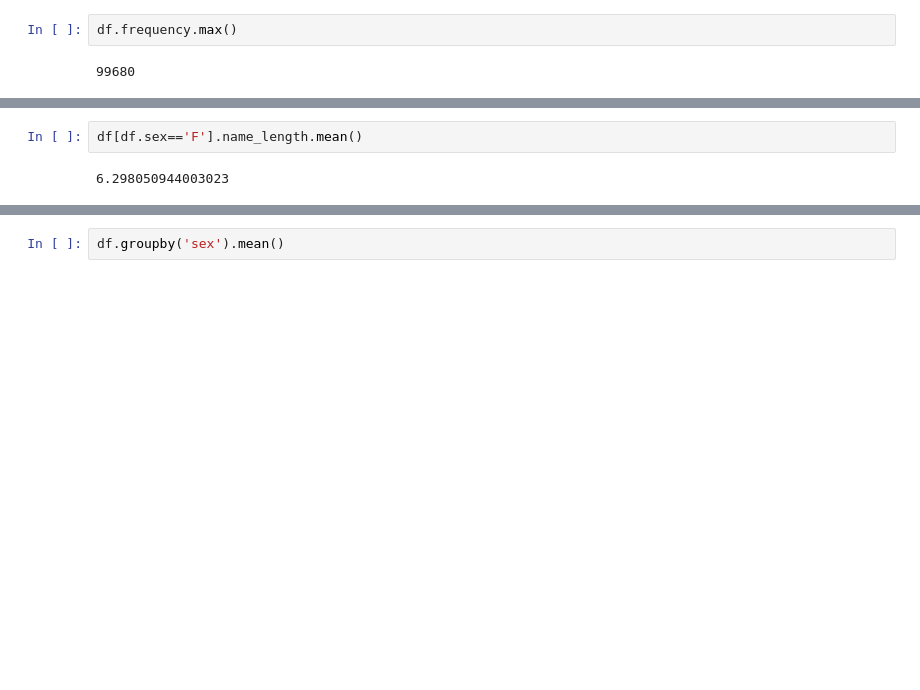
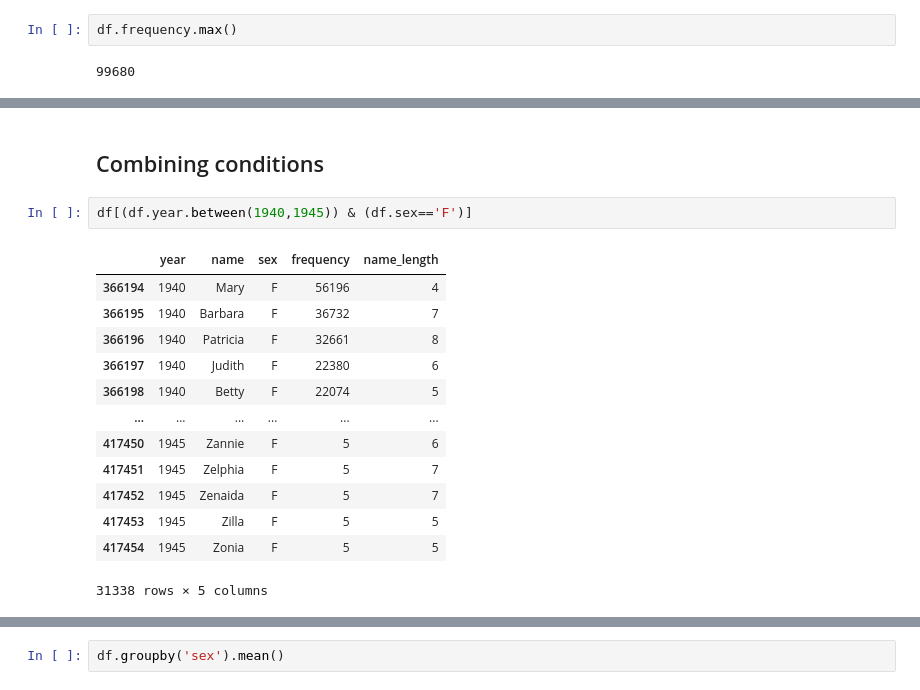
Before and after one commit to Living-with-machines/dhoxss-text2tech, a Jupyter notebook: Sessions/3.1 - Working with Tabular Data.ipynb, the cells around one changed output, grey strips where cells are left out. Cells and saved outputs as stored; diff of their text form; blank space fills up the shorter version.

```diff
--- a/Sessions/3.1 - Working with Tabular Data.ipynb
+++ b/Sessions/3.1 - Working with Tabular Data.ipynb
@@ -821,4 +844,18 @@ df[df.sex=='M'].name_length.mean()
+# %% [markdown]
+## Combining conditions
 # %%
-df[df.sex=='F'].name_length.mean()
+df[(df.year.between(1940,1945)) & (df.sex=='F')]
 # %% [output]
+|  | year | name | sex | frequency | name_length |
+| 366194 | 1940 | Mary | F | 56196 | 4 |
+| 366195 | 1940 | Barbara | F | 36732 | 7 |
+| 366196 | 1940 | Patricia | F | 32661 | 8 |
+| 366197 | 1940 | Judith | F | 22380 | 6 |
+| 366198 | 1940 | Betty | F | 22074 | 5 |
+| ... | ... | ... | ... | ... | ... |
+| 417450 | 1945 | Zannie | F | 5 | 6 |
+| 417451 | 1945 | Zelphia | F | 5 | 7 |
+| 417452 | 1945 | Zenaida | F | 5 | 7 |
+| 417453 | 1945 | Zilla | F | 5 | 5 |
+| 417454 | 1945 | Zonia | F | 5 | 5 |
-6.298050944003023
+31338 rows × 5 columns
```
Also changed, not shown: parts of 85 cells of this notebook, 1 other file.
